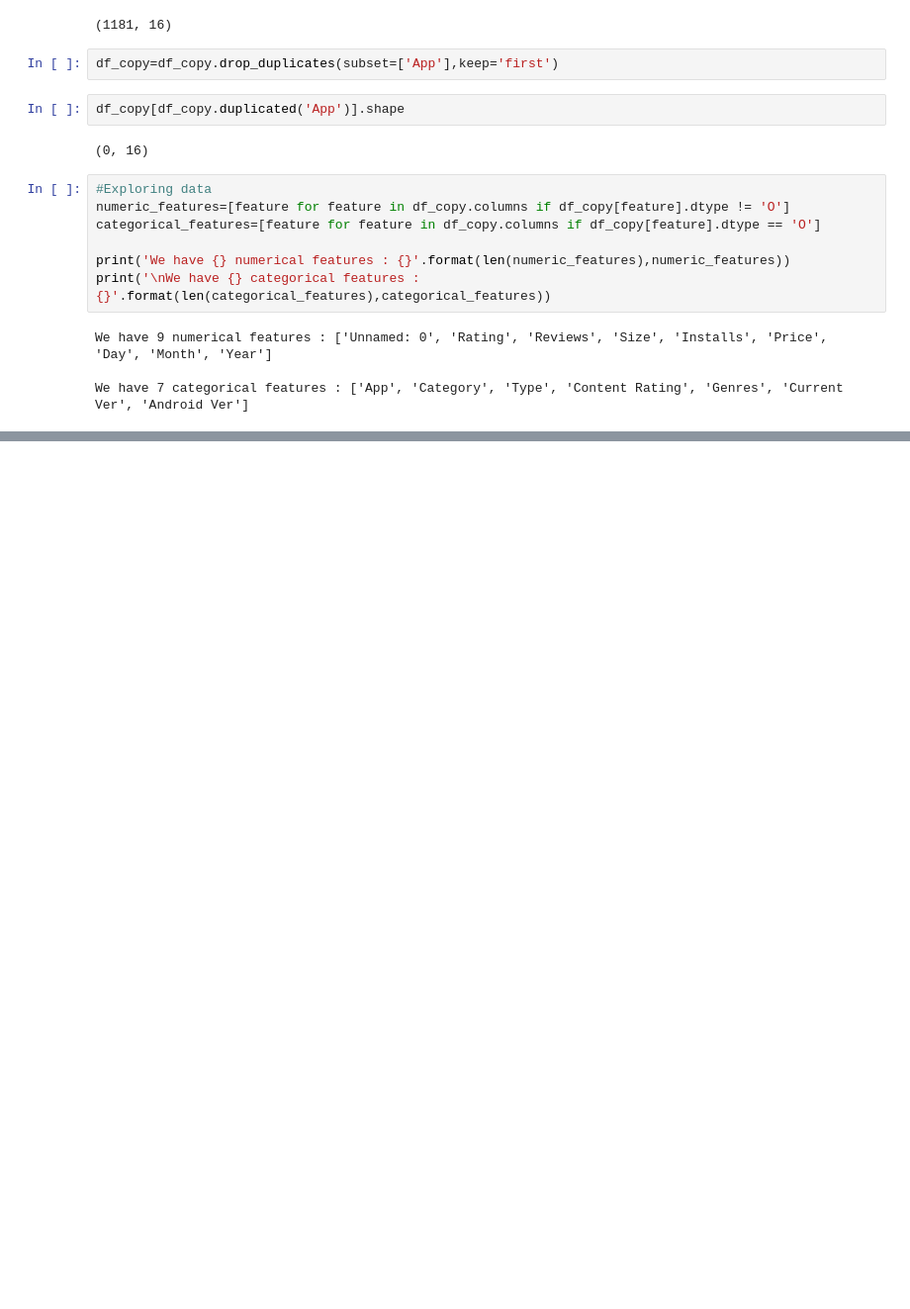
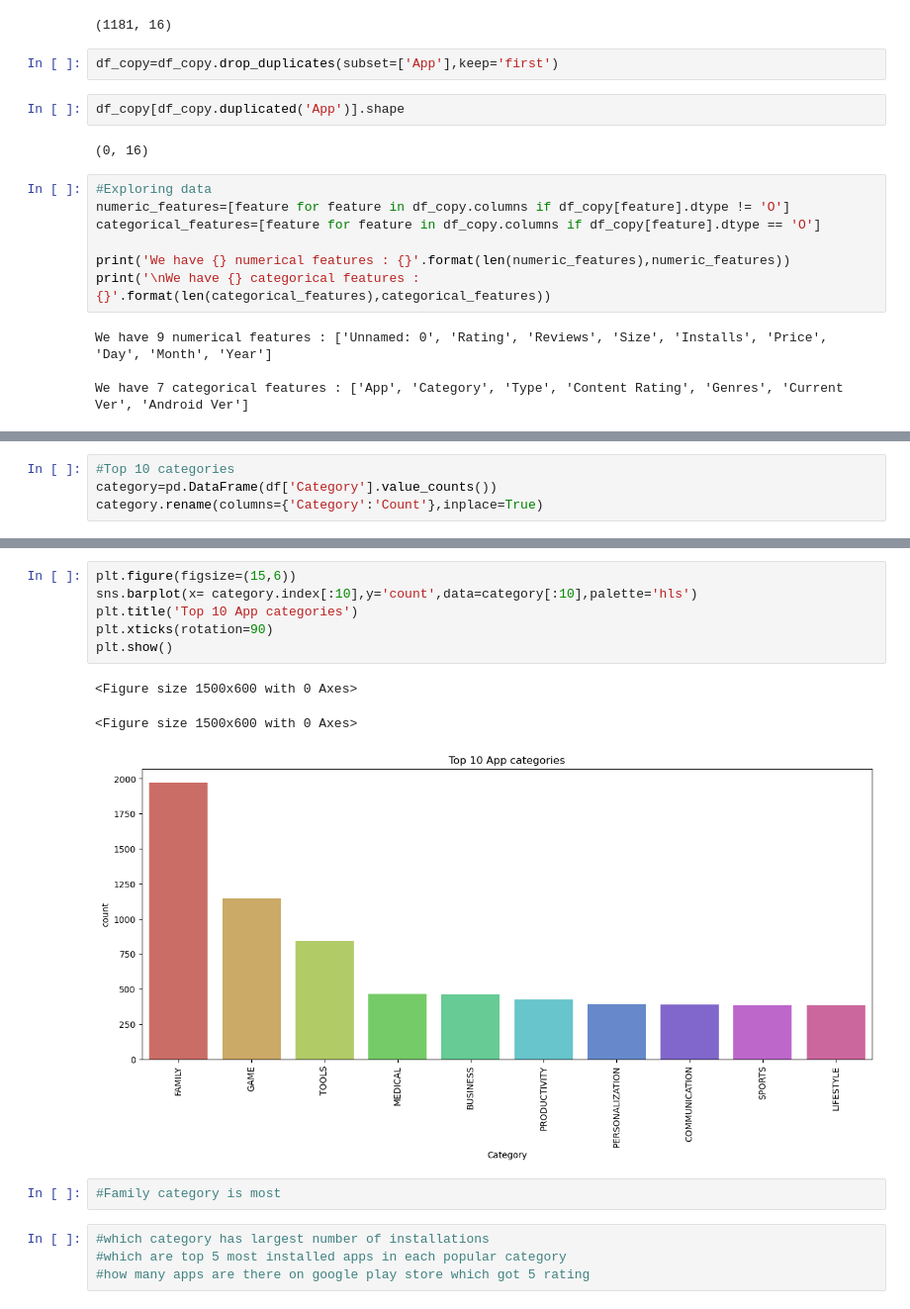
Before and after one commit to HariMenon2002/ML-Lectures, a Jupyter notebook: Feature Engineering/Lec 8 Google playstore part 2.ipynb, the cells around one changed output, grey strips where cells are left out. Shown: that part at 99% size. Saved outputs shown, nothing was run; the diff lists cells and outputs as text; blank space fills up the shorter version.

Commit message:
Almost Completed play store eda

```diff
--- a/Feature Engineering/Lec 8 Google playstore part 2.ipynb
+++ b/Feature Engineering/Lec 8 Google playstore part 2.ipynb
@@ -39,0 +102,4 @@ We have 7 categorical features : ['App', 'Category', 'Type', 'Content Rating', '
+# %%
+#Top 10 categories
+category=pd.DataFrame(df['Category'].value_counts())
+category.rename(columns={'Category':'Count'},inplace=True)
@@ -39,0 +127,16 @@ We have 7 categorical features : ['App', 'Category', 'Type', 'Content Rating', '
+# %%
+plt.figure(figsize=(15,6))
+sns.barplot(x= category.index[:10],y='count',data=category[:10],palette='hls')
+plt.title('Top 10 App categories')
+plt.xticks(rotation=90)
+plt.show()
+# %% [output]
+<Figure size 1500x600 with 0 Axes>
+<Figure size 1500x600 with 0 Axes>
+[figure, added]
+# %%
+#Family category is most
+# %%
+#which category has largest number of installations
+#which are top 5 most installed apps in each popular category
+#how many apps are there on google play store which got 5 rating
```
Also changed, not shown: parts of 7 cells of this notebook.
